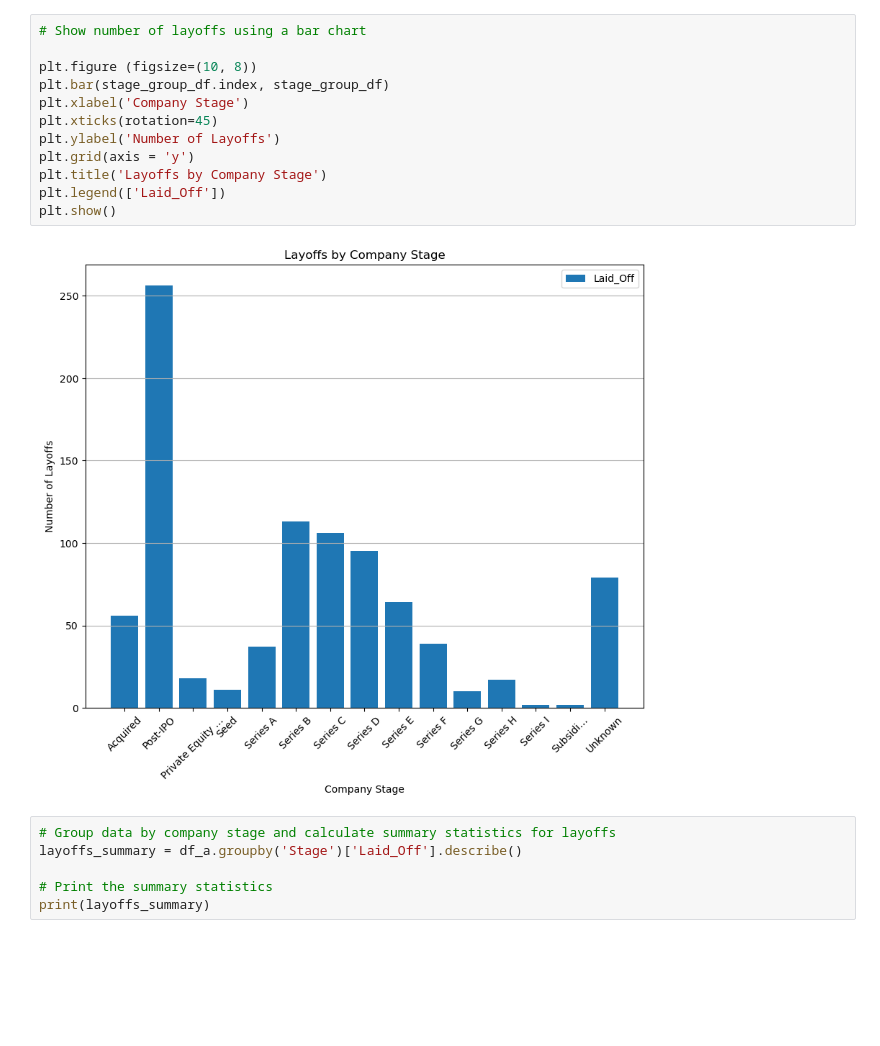
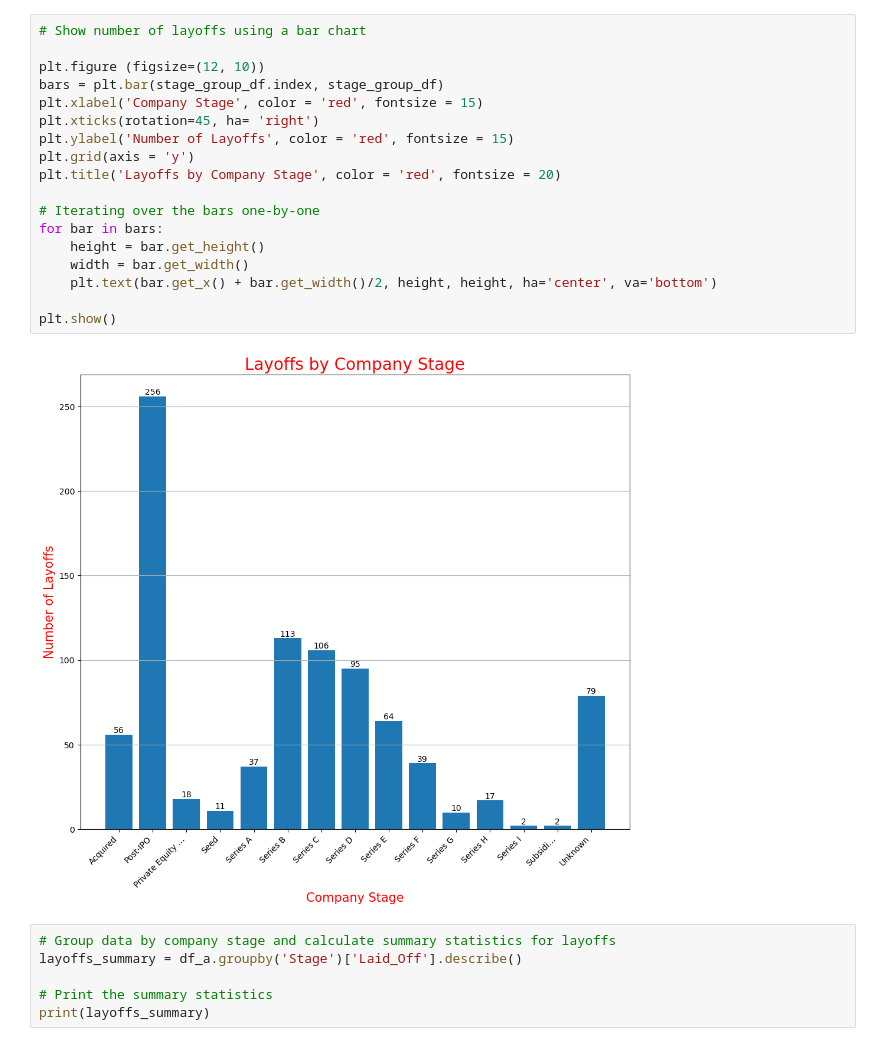
Before and after one commit to cschneggenburger/group-2-project-1, a Jupyter notebook: Big_Tech_Layoffs_Sandy.ipynb, the cells around one changed output. Cells and saved outputs as stored; diff of their text form; blank space fills up the shorter version.

```diff
--- a/Big_Tech_Layoffs_Sandy.ipynb
+++ b/Big_Tech_Layoffs_Sandy.ipynb
@@ -188,17 +188,23 @@ Name: Laid_Off, dtype: int64
 # %%
 # Show number of layoffs using a bar chart
 
-plt.figure (figsize=(10, 8))
-plt.bar(stage_group_df.index, stage_group_df)
-plt.xlabel('Company Stage')
-plt.xticks(rotation=45)
-plt.ylabel('Number of Layoffs')
+plt.figure (figsize=(12, 10))
+bars = plt.bar(stage_group_df.index, stage_group_df)
+plt.xlabel('Company Stage', color = 'red', fontsize = 15)
+plt.xticks(rotation=45, ha= 'right')
+plt.ylabel('Number of Layoffs', color = 'red', fontsize = 15)
 plt.grid(axis = 'y')
-plt.title('Layoffs by Company Stage')
-plt.legend(['Laid_Off'])
+plt.title('Layoffs by Company Stage', color = 'red', fontsize = 20)
+
+# Iterating over the bars one-by-one
+for bar in bars:
+    height = bar.get_height()
+    width = bar.get_width()
+    plt.text(bar.get_x() + bar.get_width()/2, height, height, ha='center', va='bottom')
+
 plt.show()
 # %% [output]
-[figure, old version]
+[figure, new version]
 # %%
 # Group data by company stage and calculate summary statistics for layoffs
 layoffs_summary = df_a.groupby('Stage')['Laid_Off'].describe()
```
Also changed, not shown: parts of 2 cells of this notebook.
